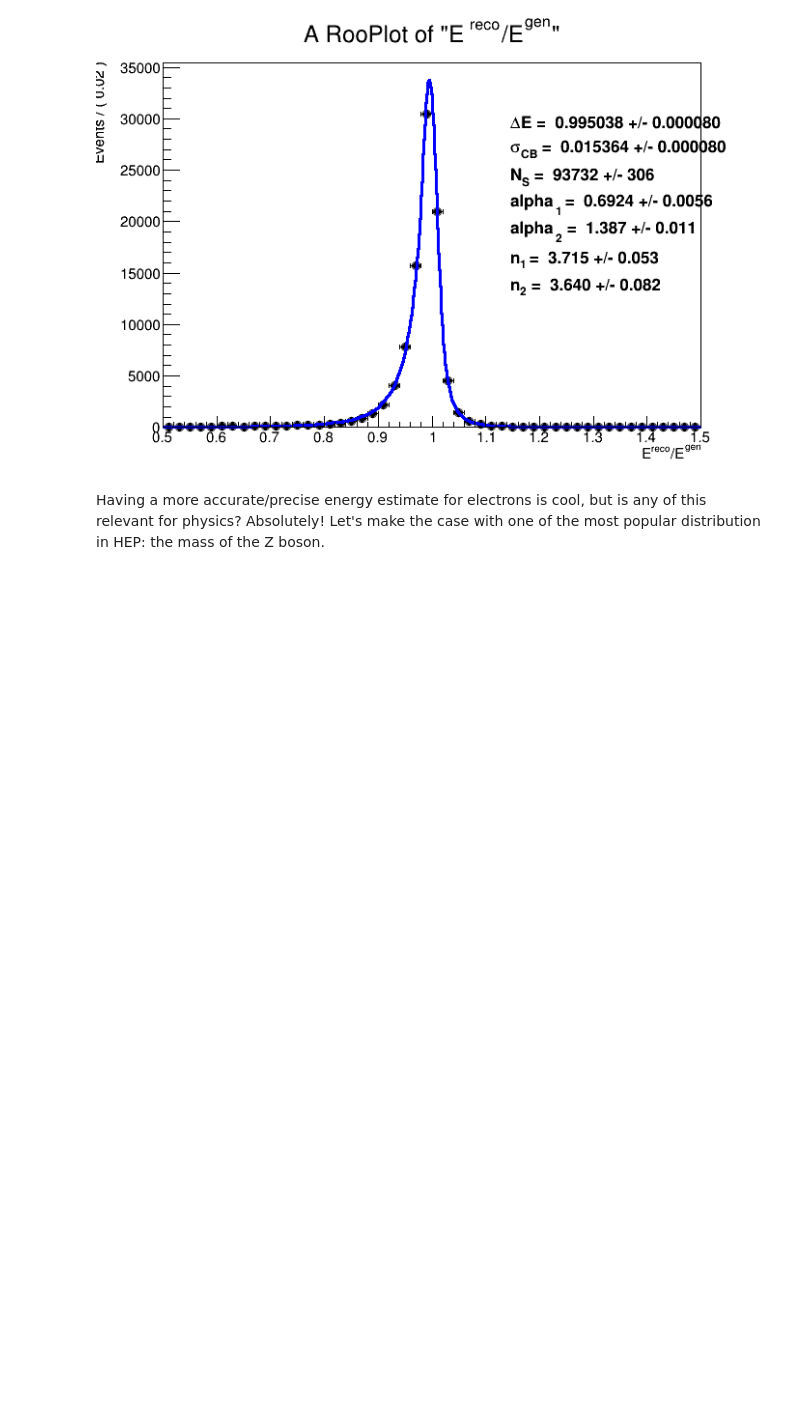
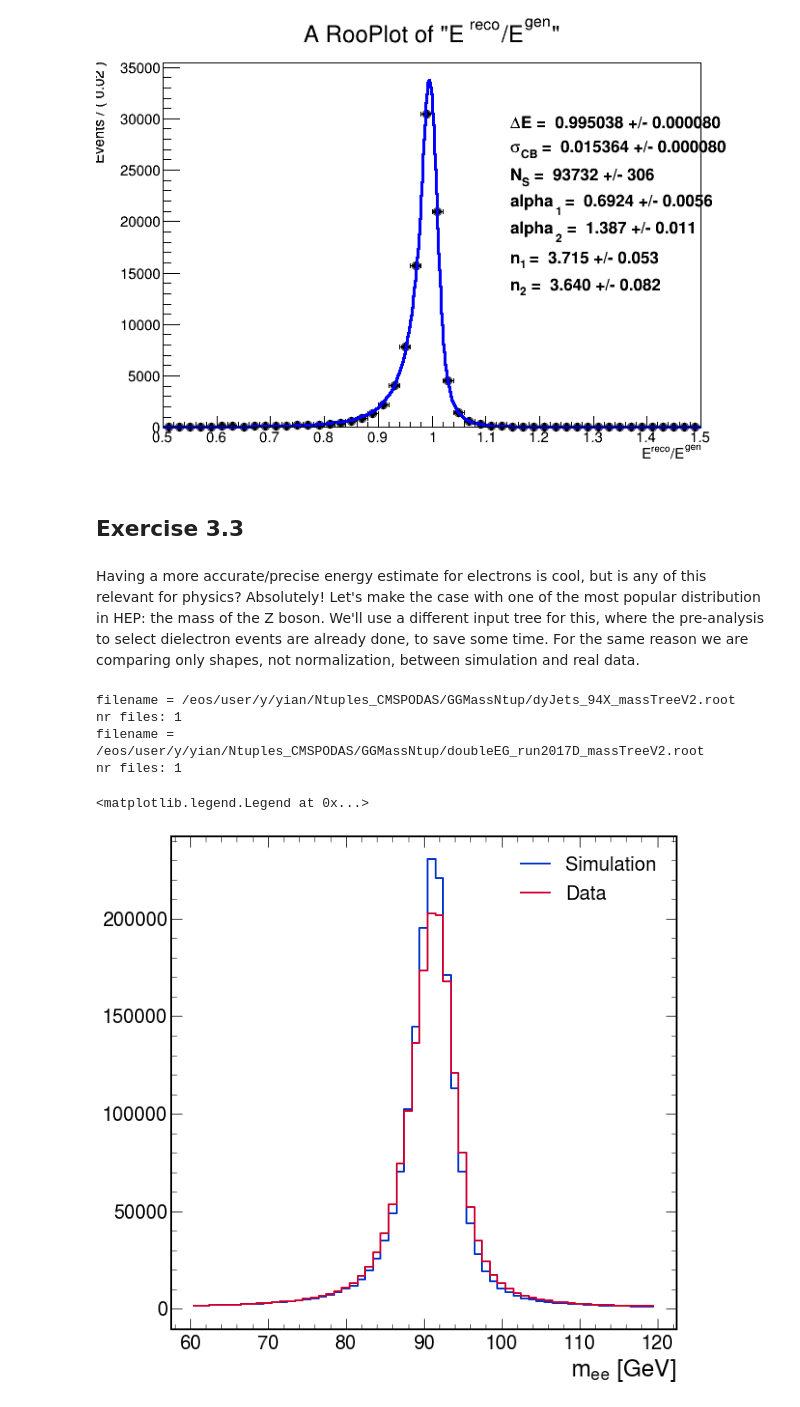
Before and after one commit to afiqaize/CMSPODAS23, a Jupyter notebook: reco_and_energy_corr/exercise-3.ipynb, the cells around one changed output. Saved outputs shown, nothing was run; the diff lists cells and outputs as text; code cells hidden in the pictures; blank space fills up the shorter version.

```diff
--- a/reco_and_energy_corr/exercise-3.ipynb
+++ b/reco_and_energy_corr/exercise-3.ipynb
@@ -158,5 +165,30 @@ h_ratio_ecomb.fit(function = 'DCB')
 [figure]
 # %%
 # compare different raw/regressed energy estimates in different energy/pseudorapidity ranges
+# %% [markdown]
+## Exercise 3.3
 # %% [markdown]
-Having a more accurate/precise energy estimate for electrons is cool, but is any of this relevant for physics? Absolutely! Let's make the case with one of the most popular distribution in HEP: the mass of the Z boson.
+Having a more accurate/precise energy estimate for electrons is cool, but is any of this relevant for physics? Absolutely! Let's make the case with one of the most popular distribution in HEP: the mass of the Z boson. We'll use a different input tree for this, where the pre-analysis to select dielectron events are already done, to save some time. For the same reason we are comparing only shapes, not normalization, between simulation and real data.
+# %%
+eecut = 'ele1Pt > 25 && (ele1IDbit & 0x4) != 0 && ele2Pt > 25 && (ele2IDbit & 0x4) != 0'
+simtree = makeChain(cname = 'EventMassTree', flist = '/eos/user/y/yian/Ntuples_CMSPODAS/GGMassNtup/dyJets_94X_massTreeV2.root', njob = 1)
+h_mee_sim = makeHist(tree = simtree, nbin = 60, xmin = 60, xmax = 120, variable = 'mass', cut = eecut)
+
+dattree = makeChain(cname = 'EventMassTree', flist = '/eos/user/y/yian/Ntuples_CMSPODAS/GGMassNtup/doubleEG_run2017D_massTreeV2.root', njob = 1)
+h_mee_dat = makeHist(tree = dattree, nbin = 60, xmin = 60, xmax = 120, variable = 'mass', cut = eecut)
+
+h_mee_sim.normalize_to(h_mee_dat)
+# %% [output]
+filename = /eos/user/y/yian/Ntuples_CMSPODAS/GGMassNtup/dyJets_94X_massTreeV2.root
+nr files: 1
+filename = /eos/user/y/yian/Ntuples_CMSPODAS/GGMassNtup/doubleEG_run2017D_massTreeV2.root
+nr files: 1
+# %%
+fig, ax = plt.subplots()
+ax.set_xlabel(r'$\mathrm{m}_{\mathrm{ee}}$ [GeV]')
+ax.step(h_mee_sim.axis().centers(), h_mee_sim.counts(), '#0033cc', where = 'post', linewidth = 2, label = 'Simulation')
+ax.step(h_mee_dat.axis().centers(), h_mee_dat.counts(), '#cc0033', where = 'post', linewidth = 2, label = 'Data')
+ax.legend()
+# %% [output]
+<matplotlib.legend.Legend at 0x...>
+[figure, added]
```
Also changed, not shown: parts of 15 cells of this notebook.
